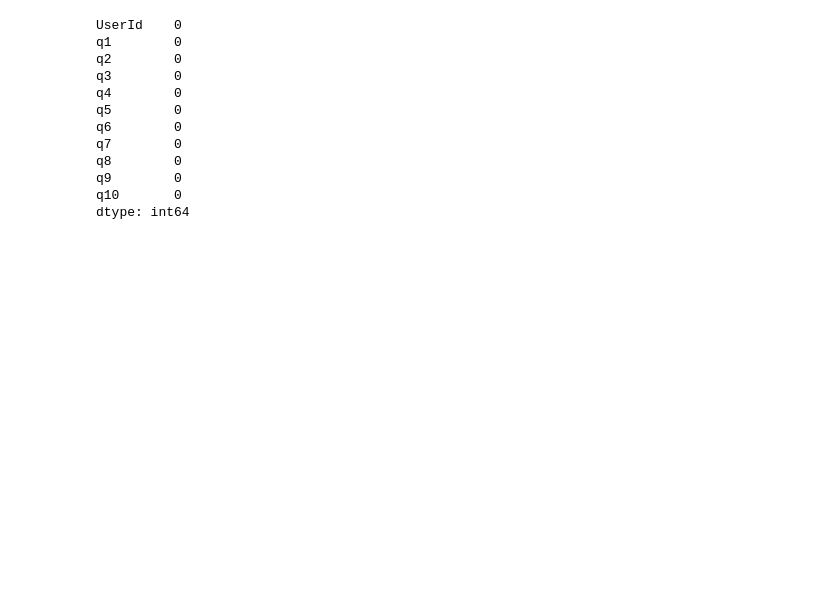
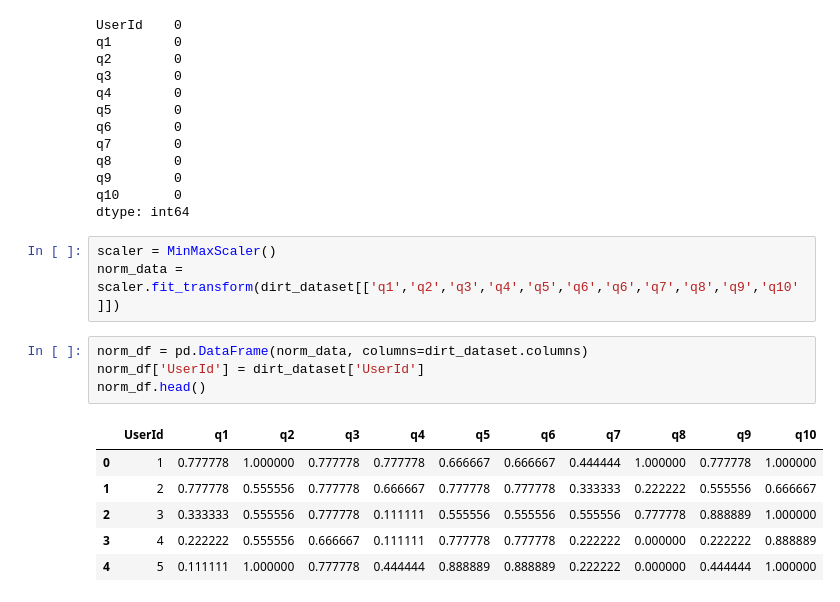
Before and after one commit to DIExCRY-EDU/test, a Jupyter notebook: project.ipynb, the cells around one changed output. Saved outputs shown, nothing was run; the diff lists cells and outputs as text; blank space fills up the shorter version.

```diff
--- a/project.ipynb
+++ b/project.ipynb
@@ -91,3 +92,17 @@ q8        0
 q9        0
 q10       0
 dtype: int64
+# %%
+scaler = MinMaxScaler()
+norm_data = scaler.fit_transform(dirt_dataset[['q1','q2','q3','q4','q5','q6','q6','q7','q8','q9','q10']])
+# %%
+norm_df = pd.DataFrame(norm_data, columns=dirt_dataset.columns)
+norm_df['UserId'] = dirt_dataset['UserId']
+norm_df.head()
+# %% [output]
+|  | UserId | q1 | q2 | q3 | q4 | q5 | q6 | q7 | q8 | q9 | q10 |
+| 0 | 1 | 0.777778 | 1.000000 | 0.777778 | 0.777778 | 0.666667 | 0.666667 | 0.444444 | 1.000000 | 0.777778 | 1.000000 |
+| 1 | 2 | 0.777778 | 0.555556 | 0.777778 | 0.666667 | 0.777778 | 0.777778 | 0.333333 | 0.222222 | 0.555556 | 0.666667 |
+| 2 | 3 | 0.333333 | 0.555556 | 0.777778 | 0.111111 | 0.555556 | 0.555556 | 0.555556 | 0.777778 | 0.888889 | 1.000000 |
+| 3 | 4 | 0.222222 | 0.555556 | 0.666667 | 0.111111 | 0.777778 | 0.777778 | 0.222222 | 0.000000 | 0.222222 | 0.888889 |
+| 4 | 5 | 0.111111 | 1.000000 | 0.777778 | 0.444444 | 0.888889 | 0.888889 | 0.222222 | 0.000000 | 0.444444 | 1.000000 |
```
Also changed, not shown: parts of 3 cells of this notebook.
